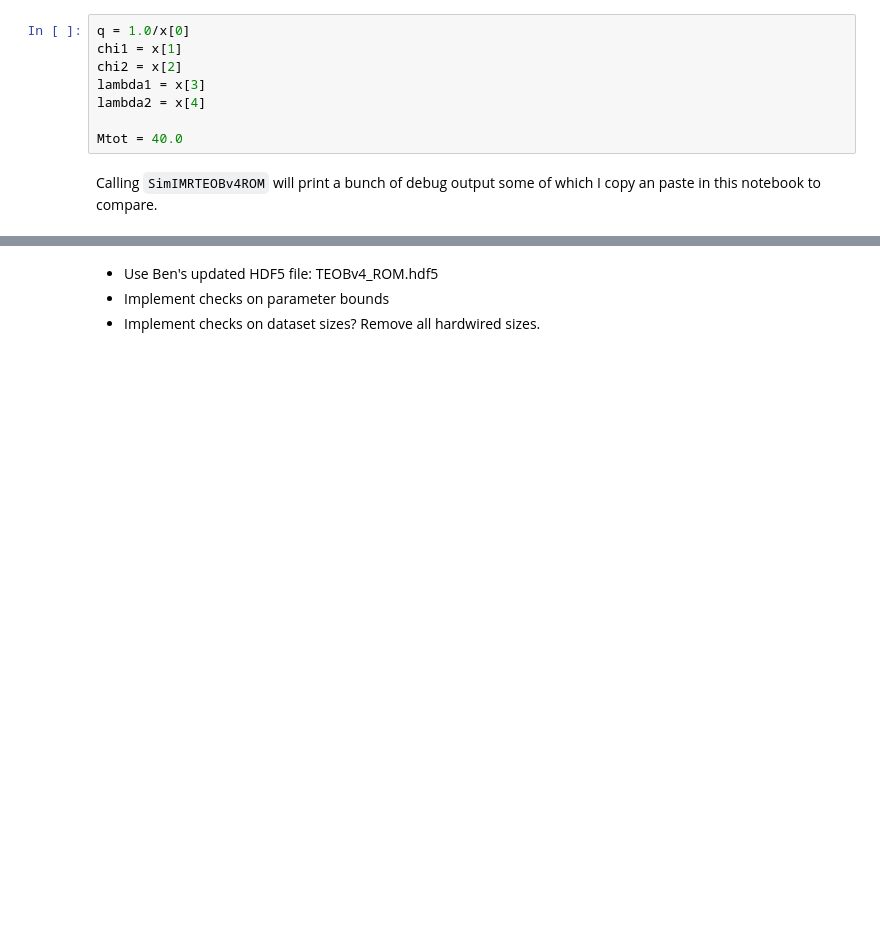
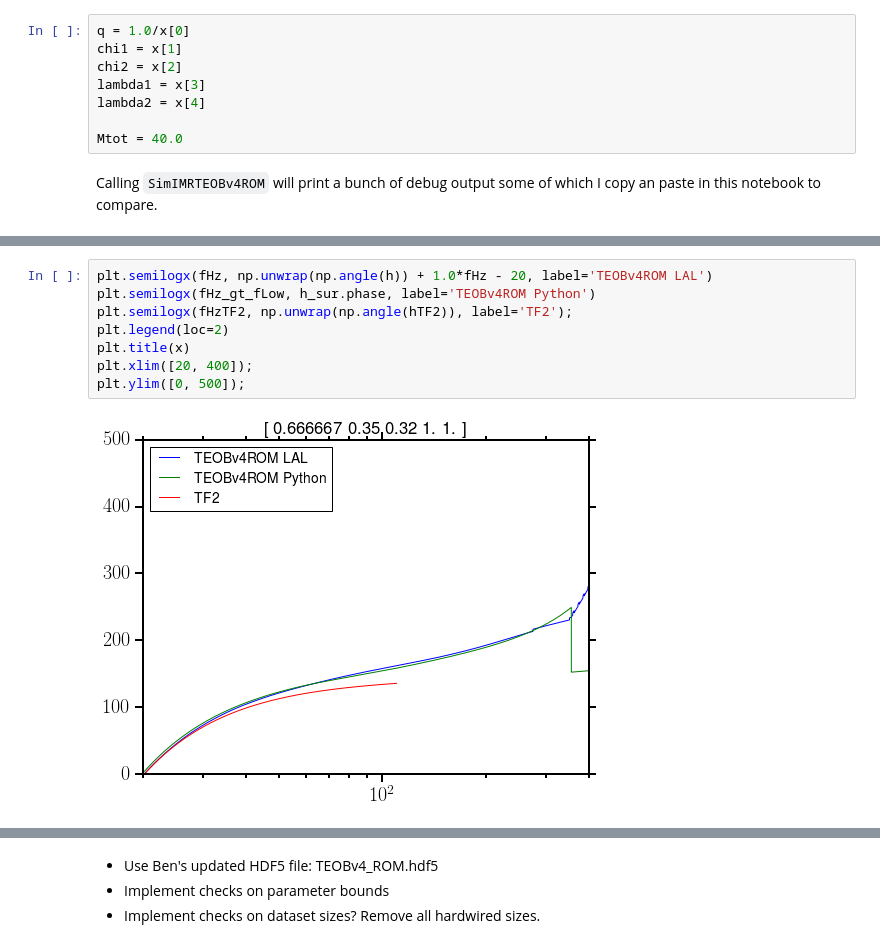
Before and after one commit to benjaminlackey/gpsurrogate, a Jupyter notebook: src/TEOB-LAL-implementation/LalsuiteSurrogate_MP.ipynb, the cells around one changed output, grey strips where cells are left out. Saved outputs shown, nothing was run; the diff lists cells and outputs as text; blank space fills up the shorter version.

```diff
--- a/src/TEOB-LAL-implementation/LalsuiteSurrogate_MP.ipynb
+++ b/src/TEOB-LAL-implementation/LalsuiteSurrogate_MP.ipynb
@@ -927,0 +1081,10 @@ hp, hc = LS.SimIMRTEOBv4ROM(phiRef, deltaF, fLow, fHigh, fRef, distance, inclina
+# %%
+plt.semilogx(fHz, np.unwrap(np.angle(h)) + 1.0*fHz - 20, label='TEOBv4ROM LAL')
+plt.semilogx(fHz_gt_fLow, h_sur.phase, label='TEOBv4ROM Python')
+plt.semilogx(fHzTF2, np.unwrap(np.angle(hTF2)), label='TF2');
+plt.legend(loc=2)
+plt.title(x)
+plt.xlim([20, 400]);
+plt.ylim([0, 500]);
+# %% [output]
+[figure, added]
```
Also changed, not shown: parts of 52 cells of this notebook, 1 other file.
